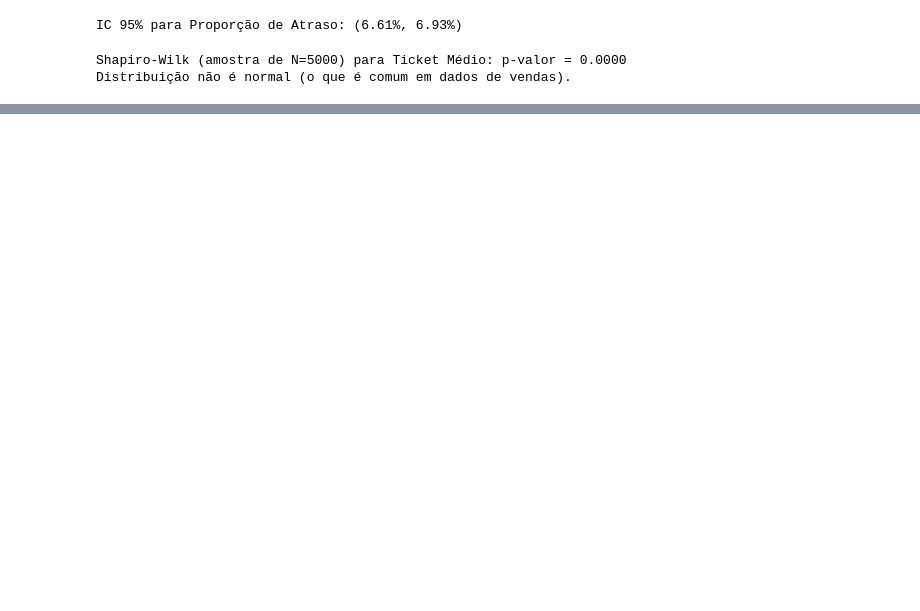
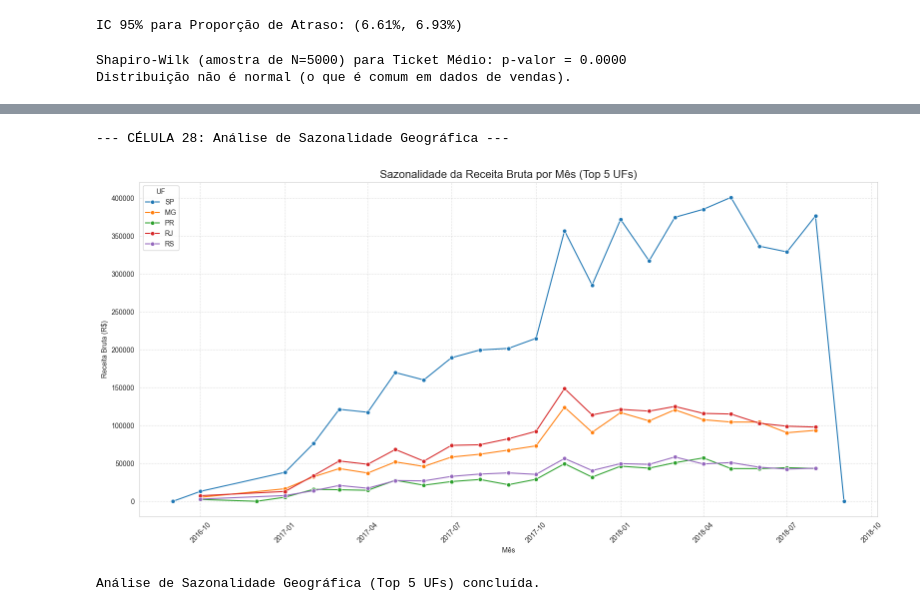
Before and after one commit to ManueleMacedo/analise-ecommerce-olist, a Jupyter notebook: Analise_Olist_Principal.ipynb, the cells around one changed output, grey strips where cells are left out. Drawn from its saved outputs; the diff is of its cells as text; code cells hidden in the pictures; blank space fills up the shorter version.

```diff
--- a/Analise_Olist_Principal.ipynb
+++ b/Analise_Olist_Principal.ipynb
@@ -618,0 +730,45 @@ print("Gráfico de Sazonalidade Concluído")
+# %%
+# CÉLULA 28: SAZONALIDADE GEOGRÁFICA (UF/REGIÃO)
+print("\n--- CÉLULA 28: Análise de Sazonalidade Geográfica ---")
+
+# 1. Preparação da Série Temporal por UF
+# Cria coluna de Mês/Ano para agrupamento
+df_base['Ano_Mes'] = df_base['Data_Compra'].dt.to_period('M')
+
+# Agrupa a Receita Bruta por Mês/Ano e UF
+sazonalidade_uf = df_base.groupby(['Ano_Mes', 'UF_Cliente'])['Receita_Bruta'].sum().reset_index()
+
+# 2. Identificar as Top 5 UFs por Receita Bruta Total
+top_ufs = df_base.groupby('UF_Cliente')['Receita_Bruta'].sum().nlargest(5).index.tolist()
+
+# 3. Filtrar a série temporal para as Top 5 UFs
+sazonalidade_top5 = sazonalidade_uf[sazonalidade_uf['UF_Cliente'].isin(top_ufs)].copy()
+
+# Converte Ano_Mes para datetime para plotagem (seaborn funciona melhor com timestamp)
+sazonalidade_top5['Data_Plot'] = sazonalidade_top5['Ano_Mes'].dt.to_timestamp()
+
+# 4. Plotagem da Sazonalidade por UF (Série Temporal)
+plt.figure(figsize=(16, 8))
+sns.lineplot(
+    data=sazonalidade_top5,
+    x='Data_Plot',
+    y='Receita_Bruta',
+    hue='UF_Cliente', # Separa as linhas por UF
+    marker='o',
+    dashes=False
+)
+
+plt.title('Sazonalidade da Receita Bruta por Mês (Top 5 UFs)', fontsize=16)
+plt.xlabel('Mês')
+plt.ylabel('Receita Bruta (R$)')
+plt.legend(title='UF', loc='upper left')
+plt.grid(True, linestyle='--', alpha=0.6)
+plt.ticklabel_format(style='plain', axis='y') # Evita notação científica no eixo Y
+plt.xticks(rotation=45)
+plt.tight_layout()
+plt.show()
+print("Análise de Sazonalidade Geográfica (Top 5 UFs) concluída.")
+# %% [output]
+--- CÉLULA 28: Análise de Sazonalidade Geográfica ---
+[figure, added]
+Análise de Sazonalidade Geográfica (Top 5 UFs) concluída.
```
Also changed, not shown: parts of 8 cells of this notebook.
